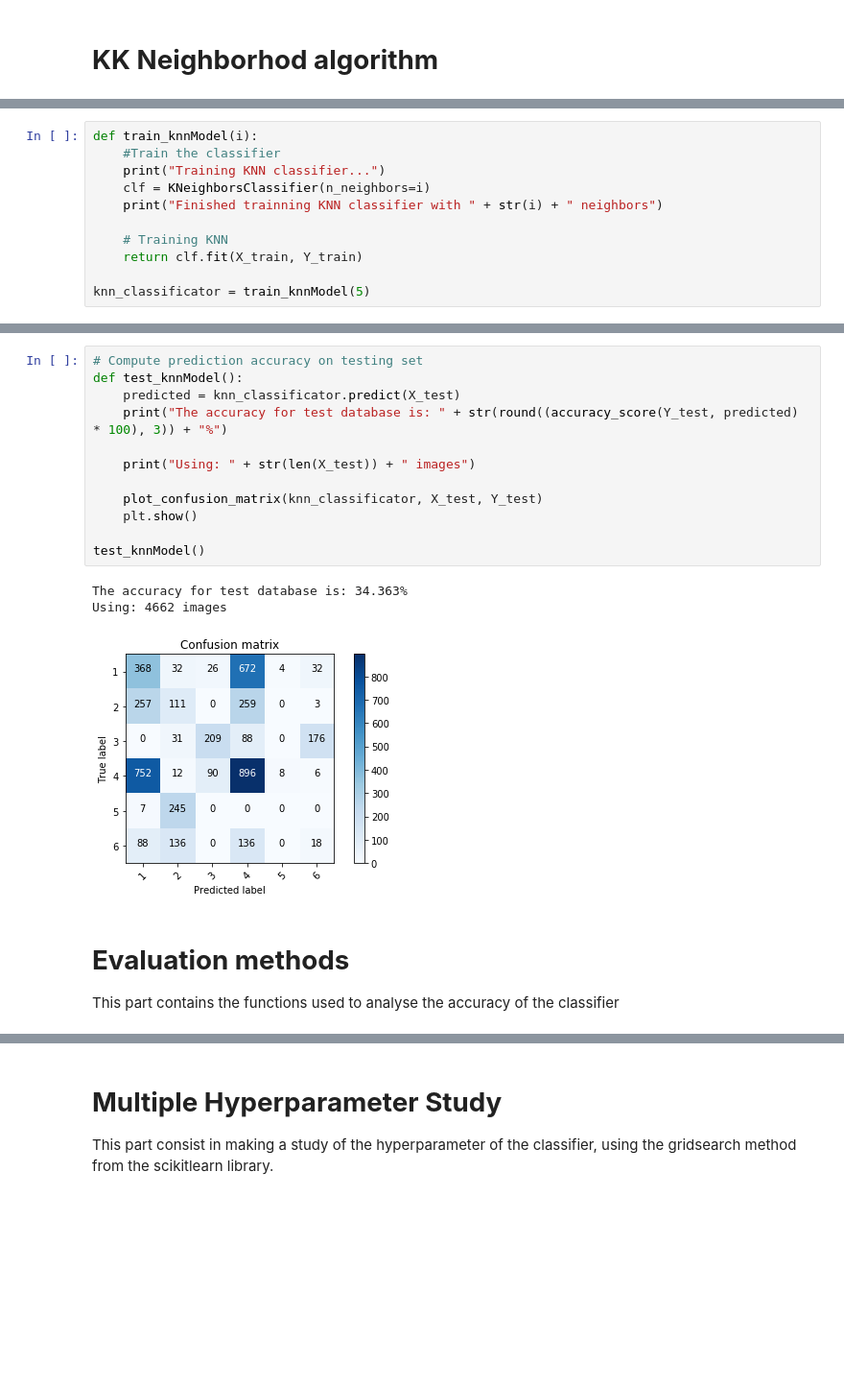
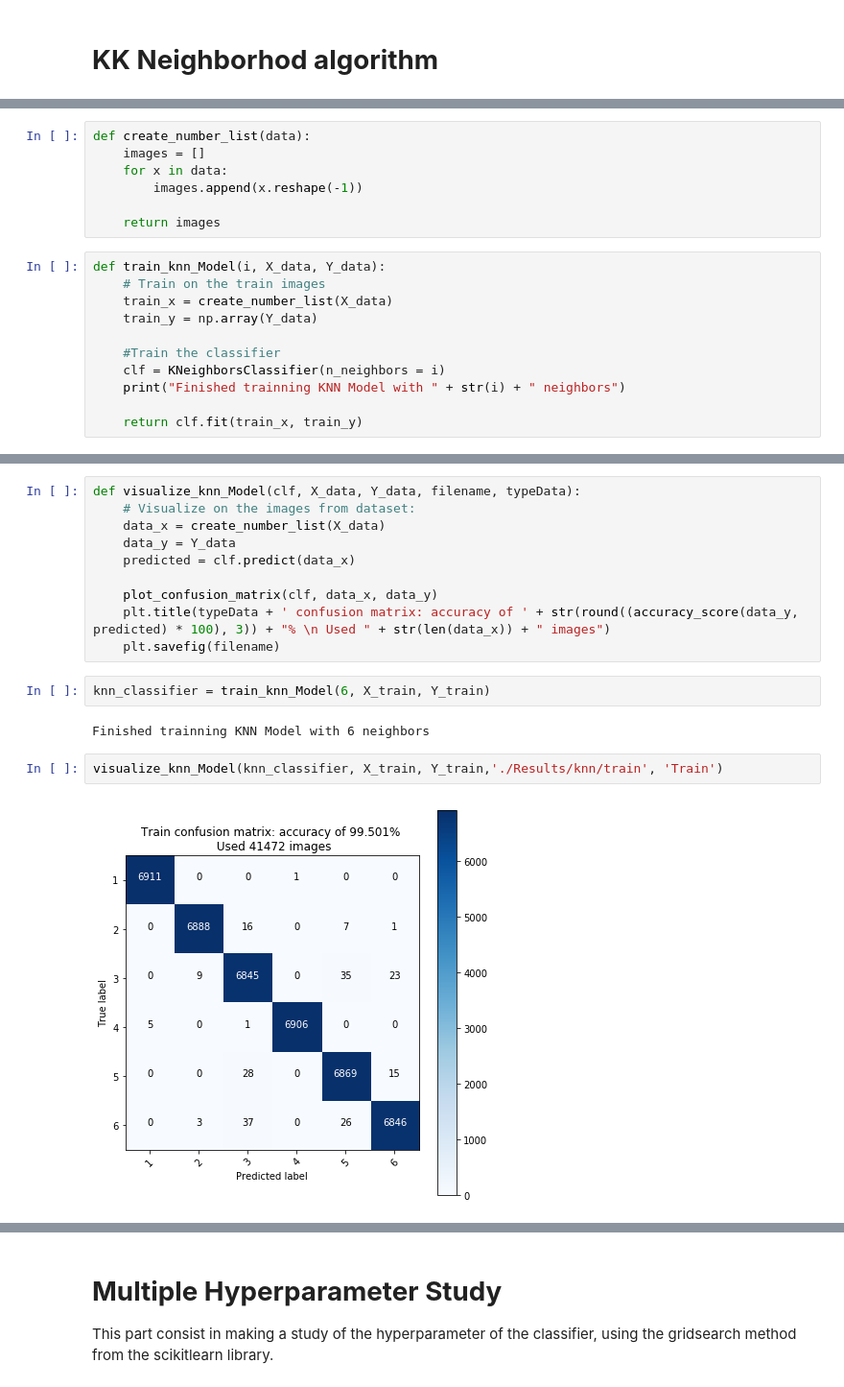
Before and after one commit to fernandolucasaa/Dice-Identification, a Jupyter notebook: secondAnalyse/knn.ipynb, the cells around one changed output, grey strips where cells are left out. Shown at 96% size. Drawn from its saved outputs; the diff is of its cells as text; blank space fills up the shorter version.

```diff
--- a/secondAnalyse/knn.ipynb
+++ b/secondAnalyse/knn.ipynb
@@ -236,11 +73,18 @@ def plot_confusion_matrix(clf, data_x, data_y):
+# %%
+def create_number_list(data):
+    images = []
+    for x in data:
+        images.append(x.reshape(-1))
+
+    return images
 # %%
-def train_knnModel(i):
+def train_knn_Model(i, X_data, Y_data):
+    # Train on the train images
+    train_x = create_number_list(X_data)
+    train_y = np.array(Y_data)
+
     #Train the classifier
-    print("Training KNN classifier...")
-    clf = KNeighborsClassifier(n_neighbors=i)
-    print("Finished trainning KNN classifier with " + str(i) + " neighbors")
+    clf = KNeighborsClassifier(n_neighbors = i)
+    print("Finished trainning KNN Model with " + str(i) + " neighbors")
 
-    # Training KNN
-    return clf.fit(X_train, Y_train)
-
-knn_classificator = train_knnModel(5)
+    return clf.fit(train_x, train_y)
@@ -266,20 +91,18 @@ Using: 5994 images
-# %%
-# Compute prediction accuracy on testing set
-def test_knnModel():
-    predicted = knn_classificator.predict(X_test)
-    print("The accuracy for test database is: " + str(round((accuracy_score(Y_test, predicted) * 100), 3)) + "%")
-
-    print("Using: " + str(len(X_test)) + " images")
-
-    plot_confusion_matrix(knn_classificator, X_test, Y_test)
-    plt.show()
-
-test_knnModel()
-# %% [output]
-The accuracy for test database is: 34.363%
-Using: 4662 images
-[figure, removed]
-# %% [markdown]
-# **Evaluation methods**
-
-This part contains the functions used to analyse the accuracy of the classifier
+# %%
+def visualize_knn_Model(clf, X_data, Y_data, filename, typeData):
+    # Visualize on the images from dataset:
+    data_x = create_number_list(X_data)
+    data_y = Y_data
+    predicted = clf.predict(data_x)
+
+    plot_confusion_matrix(clf, data_x, data_y)
+    plt.title(typeData + ' confusion matrix: accuracy of ' + str(round((accuracy_score(data_y, predicted) * 100), 3)) + "% \n Used " + str(len(data_x)) + " images")
+    plt.savefig(filename)
+# %%
+knn_classifier = train_knn_Model(6, X_train, Y_train)
+# %% [output]
+Finished trainning KNN Model with 6 neighbors
+# %%
+visualize_knn_Model(knn_classifier, X_train, Y_train,'./Results/knn/train', 'Train')
+# %% [output]
+[figure, added]
```
Also changed, not shown: parts of 37 cells of this notebook, 22 other files.
